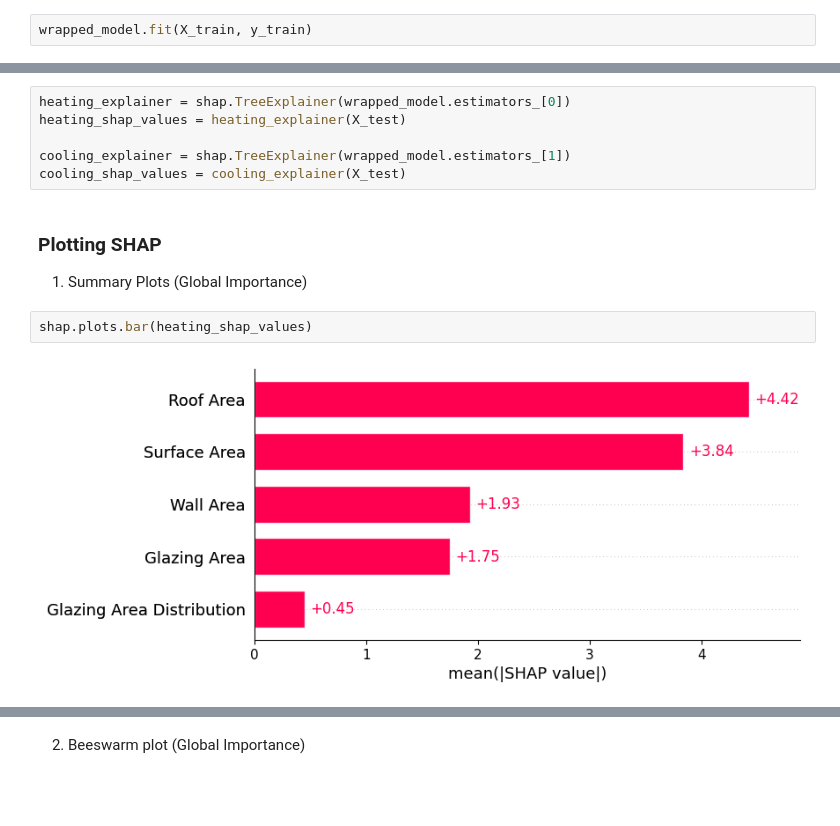
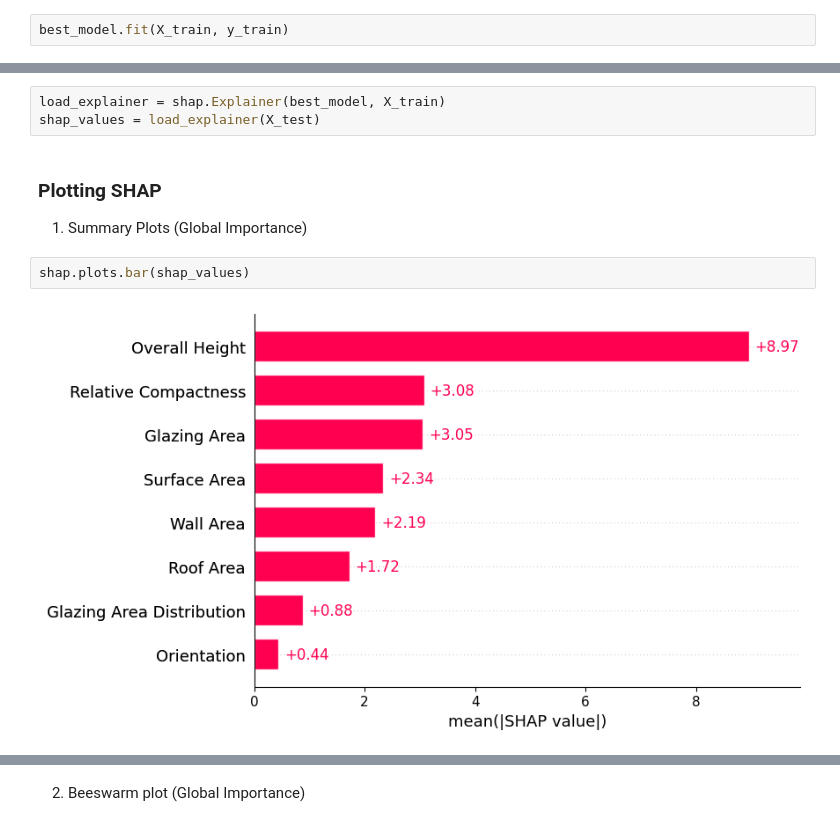
Before and after one commit to fattahzulikram/WQF7009-AA, a Jupyter notebook: explainer.ipynb, the cells around one changed output, grey strips where cells are left out. Saved outputs shown, nothing was run; the diff lists cells and outputs as text; blank space fills up the shorter version.

```diff
--- a/explainer.ipynb
+++ b/explainer.ipynb
@@ -52,3 +49,3 @@ wrapped_model = MultiOutputRegressor(estimator=best_model)
 # %%
-wrapped_model.fit(X_train, y_train)
+best_model.fit(X_train, y_train)
 # %% [output]
@@ -58,16 +55,13 @@ MultiOutputRegressor(estimator=<catboost.core.CatBoostRegressor object at 0x...>
 
 Using SHAP
 # %%
-heating_explainer = shap.TreeExplainer(wrapped_model.estimators_[0])
-heating_shap_values = heating_explainer(X_test)
-
-cooling_explainer = shap.TreeExplainer(wrapped_model.estimators_[1])
-cooling_shap_values = cooling_explainer(X_test)
+load_explainer = shap.Explainer(best_model, X_train)
+shap_values = load_explainer(X_test)
 # %% [markdown]
 ### Plotting SHAP
 
 1. Summary Plots (Global Importance)
 # %%
-shap.plots.bar(heating_shap_values)
+shap.plots.bar(shap_values)
 # %% [output]
-[figure, old version]
+[figure, new version]
```
Also changed, not shown: parts of 23 cells of this notebook, 3 other files.
